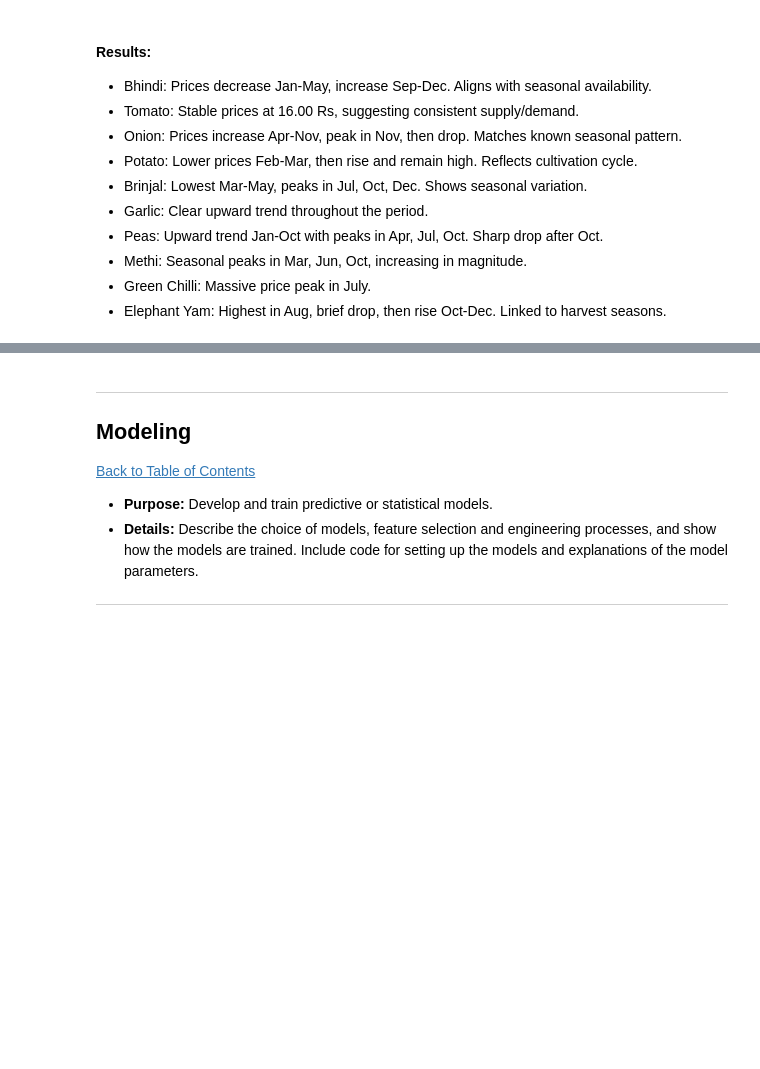
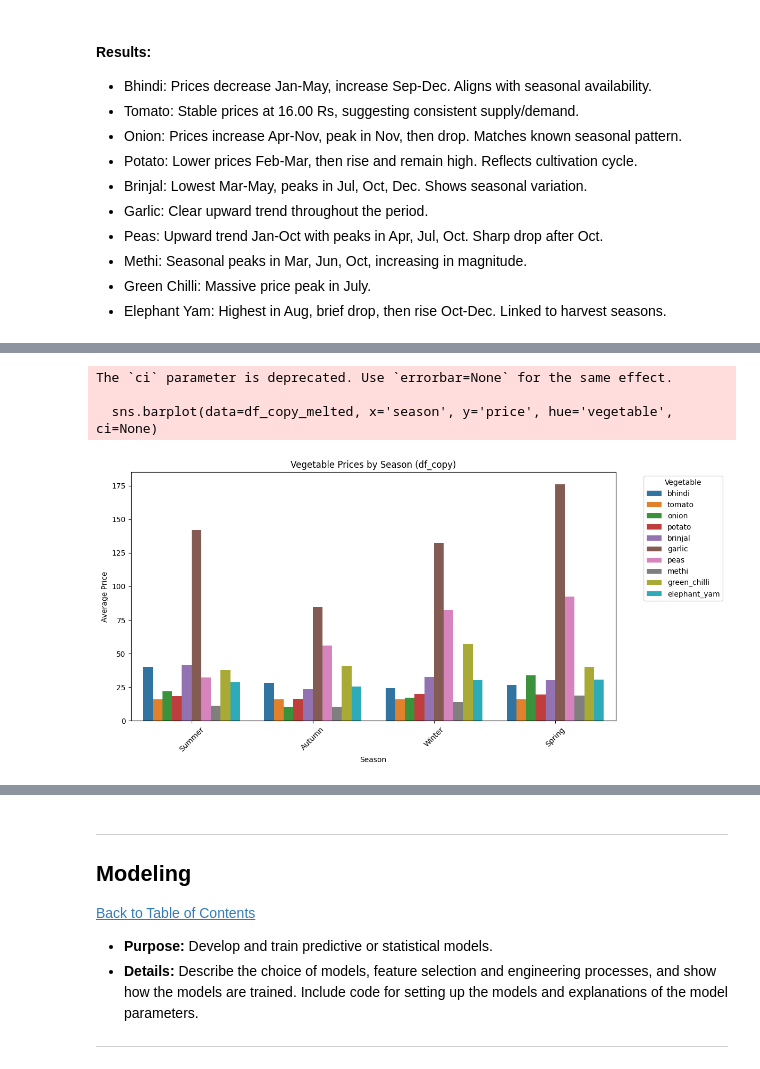
Before and after one commit to Ntokozo-sbusiso/QCTO_Workplace, a Jupyter notebook: QCTO---Workplace-Module-Notebook-Template-4571.ipynb, the cells around one changed output, grey strips where cells are left out. Cells and saved outputs as stored; diff of their text form; code cells hidden in the pictures; blank space fills up the shorter version.

Commit message:
visualizing seasonal vegetable price trends

```diff
--- a/QCTO---Workplace-Module-Notebook-Template-4571.ipynb
+++ b/QCTO---Workplace-Module-Notebook-Template-4571.ipynb
@@ -695,0 +702,44 @@ plot_mean_prices_line_chart(grouped_prices_mean)
+# %%
+
+def assign_season(month):
+    if month in [12, 1, 2]:
+        return 'Summer'
+    elif month in [3, 4, 5]:
+        return 'Autumn'
+    elif month in [6, 7, 8]:
+        return 'Winter'
+    else:
+        return 'Spring'
+
+df_copy = df_copy.copy()
+
+# Convert price_dates to datetime and price_months to datetime for easier grouping by seasons
+df_copy['price_dates'] = pd.to_datetime(df_copy['price_dates'])
+df_copy['price_months'] = pd.to_datetime(df_copy['price_months'], format='%m-%Y')
+
+# Define seasons (Winter: Dec-Feb, Spring: Mar-May, Summer: Jun-Aug, Fall: Sep-Nov)
+df_copy['season'] = df_copy['price_months'].dt.month.apply(assign_season)
+
+# Melt the DataFrame for easier plotting
+df_copy_melted = df_copy.melt(id_vars=['price_dates', 'season'],
+                              value_vars=['bhindi', 'tomato', 'onion', 'potato', 'brinjal', 'garlic', 'peas', 'methi', 'green_chilli', 'elephant_yam'],
+                              var_name='vegetable',
+                              value_name='price')
+
+# Plot bar graph by season
+plt.figure(figsize=(12, 6))
+sns.barplot(data=df_copy_melted, x='season', y='price', hue='vegetable', ci=None)
+plt.title('Vegetable Prices by Season (df_copy)')
+plt.ylabel('Average Price')
+plt.xlabel('Season')
+plt.legend(title='Vegetable', bbox_to_anchor=(1.05, 1), loc='upper left')
+plt.xticks(rotation=45)
+plt.tight_layout()
+
+# Show the plot
+plt.show()
+# %% [output]
+The `ci` parameter is deprecated. Use `errorbar=None` for the same effect.
+
+  sns.barplot(data=df_copy_melted, x='season', y='price', hue='vegetable', ci=None)
+[figure, added]
```
Also changed, not shown: parts of 2 cells of this notebook.
